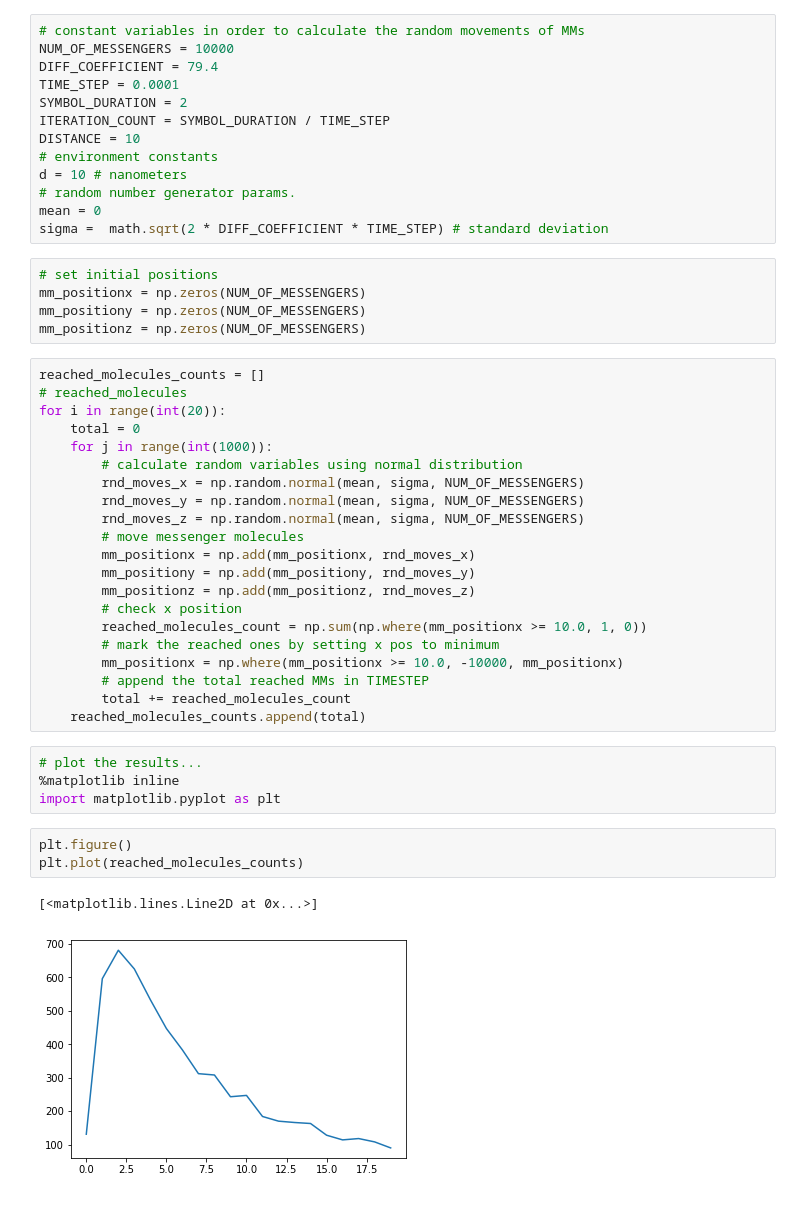
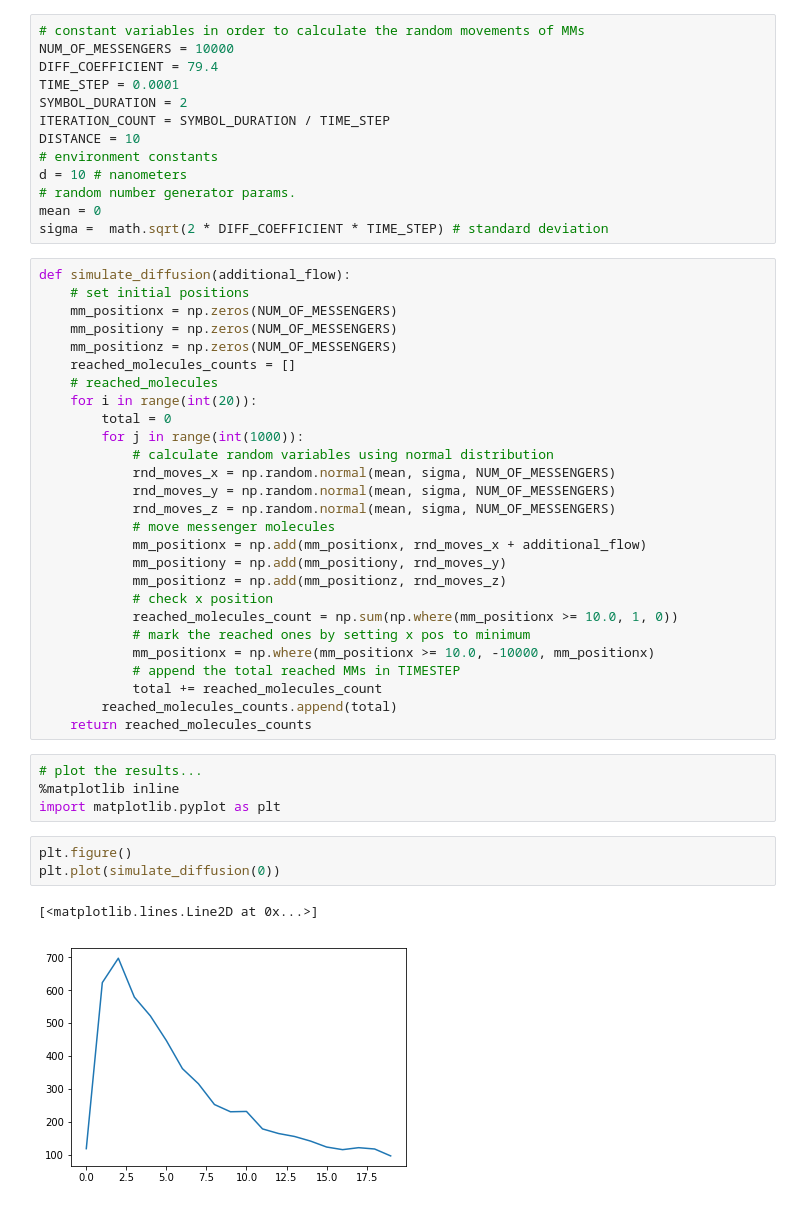
Before and after one commit to btacyildiz/3DDiffusionSimulation, a Jupyter notebook: sim_diffusion_3d_P2HS_wReflection.ipynb, the cells around one changed output. Drawn from its saved outputs; the diff is of its cells as text.

Commit message:
x axis flow rate is added

```diff
--- a/sim_diffusion_3d_P2HS_wReflection.ipynb
+++ b/sim_diffusion_3d_P2HS_wReflection.ipynb
@@ -14,39 +14,40 @@ d = 10 # nanometers
 # random number generator params.
 mean = 0
 sigma =  math.sqrt(2 * DIFF_COEFFICIENT * TIME_STEP) # standard deviation
-# %%
-# set initial positions
-mm_positionx = np.zeros(NUM_OF_MESSENGERS)
-mm_positiony = np.zeros(NUM_OF_MESSENGERS)
-mm_positionz = np.zeros(NUM_OF_MESSENGERS)
 # %%
-reached_molecules_counts = []
-# reached_molecules
-for i in range(int(20)):
-    total = 0
-    for j in range(int(1000)):
-        # calculate random variables using normal distribution
-        rnd_moves_x = np.random.normal(mean, sigma, NUM_OF_MESSENGERS)
-        rnd_moves_y = np.random.normal(mean, sigma, NUM_OF_MESSENGERS)
-        rnd_moves_z = np.random.normal(mean, sigma, NUM_OF_MESSENGERS)
-        # move messenger molecules
-        mm_positionx = np.add(mm_positionx, rnd_moves_x)
-        mm_positiony = np.add(mm_positiony, rnd_moves_y)
-        mm_positionz = np.add(mm_positionz, rnd_moves_z)
-        # check x position
-        reached_molecules_count = np.sum(np.where(mm_positionx >= 10.0, 1, 0))
-        # mark the reached ones by setting x pos to minimum
-        mm_positionx = np.where(mm_positionx >= 10.0, -10000, mm_positionx)
-        # append the total reached MMs in TIMESTEP
-        total += reached_molecules_count
-    reached_molecules_counts.append(total)
+def simulate_diffusion(additional_flow):
+    # set initial positions
+    mm_positionx = np.zeros(NUM_OF_MESSENGERS)
+    mm_positiony = np.zeros(NUM_OF_MESSENGERS)
+    mm_positionz = np.zeros(NUM_OF_MESSENGERS)
+    reached_molecules_counts = []
+    # reached_molecules
+    for i in range(int(20)):
+        total = 0
+        for j in range(int(1000)):
+            # calculate random variables using normal distribution
+            rnd_moves_x = np.random.normal(mean, sigma, NUM_OF_MESSENGERS)
+            rnd_moves_y = np.random.normal(mean, sigma, NUM_OF_MESSENGERS)
+            rnd_moves_z = np.random.normal(mean, sigma, NUM_OF_MESSENGERS)
+            # move messenger molecules
+            mm_positionx = np.add(mm_positionx, rnd_moves_x + additional_flow)
+            mm_positiony = np.add(mm_positiony, rnd_moves_y)
+            mm_positionz = np.add(mm_positionz, rnd_moves_z)
+            # check x position
+            reached_molecules_count = np.sum(np.where(mm_positionx >= 10.0, 1, 0))
+            # mark the reached ones by setting x pos to minimum
+            mm_positionx = np.where(mm_positionx >= 10.0, -10000, mm_positionx)
+            # append the total reached MMs in TIMESTEP
+            total += reached_molecules_count
+        reached_molecules_counts.append(total)
+    return reached_molecules_counts
 # %%
 # plot the results...
 %matplotlib inline
 import matplotlib.pyplot as plt
 # %%
 plt.figure()
-plt.plot(reached_molecules_counts)
+plt.plot(simulate_diffusion(0))
 # %% [output]
 [<matplotlib.lines.Line2D at 0x...>]
-[figure, old version]
+[figure, new version]
```
Also changed, not shown: parts of 2 cells of this notebook, 1 other file.
